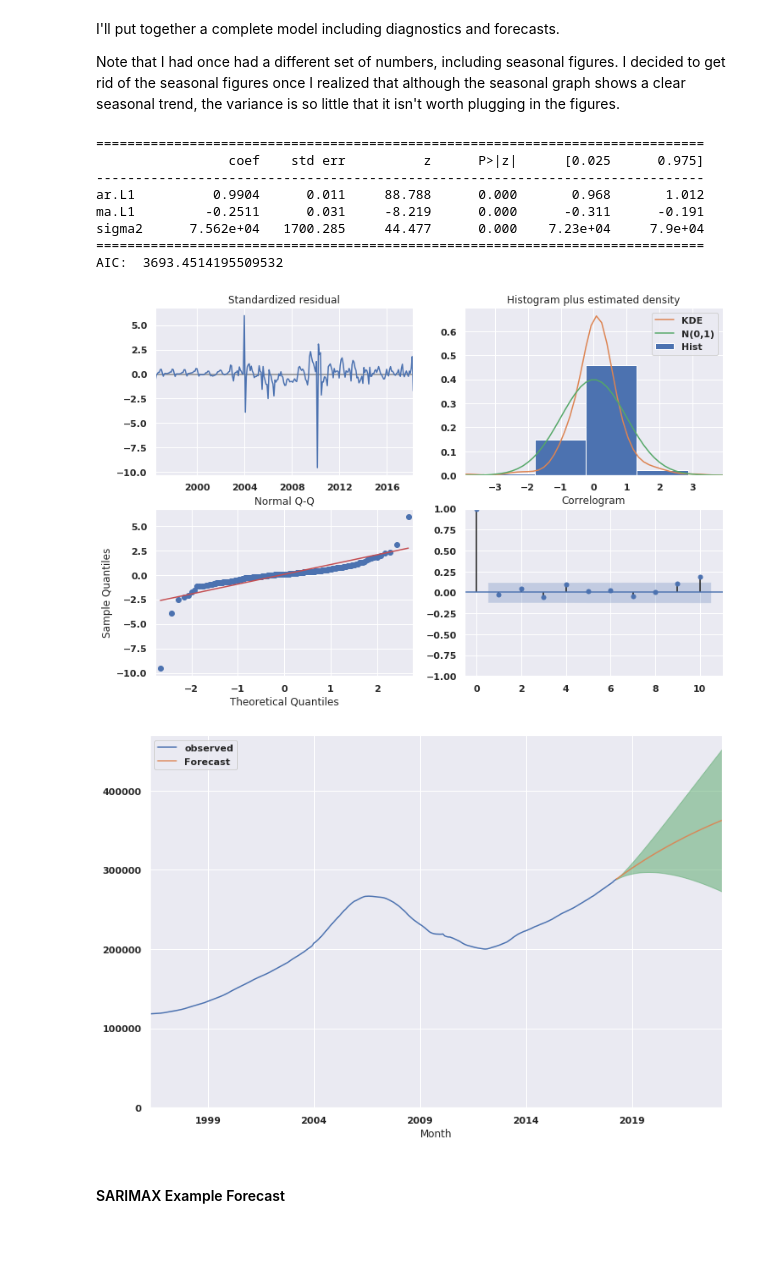
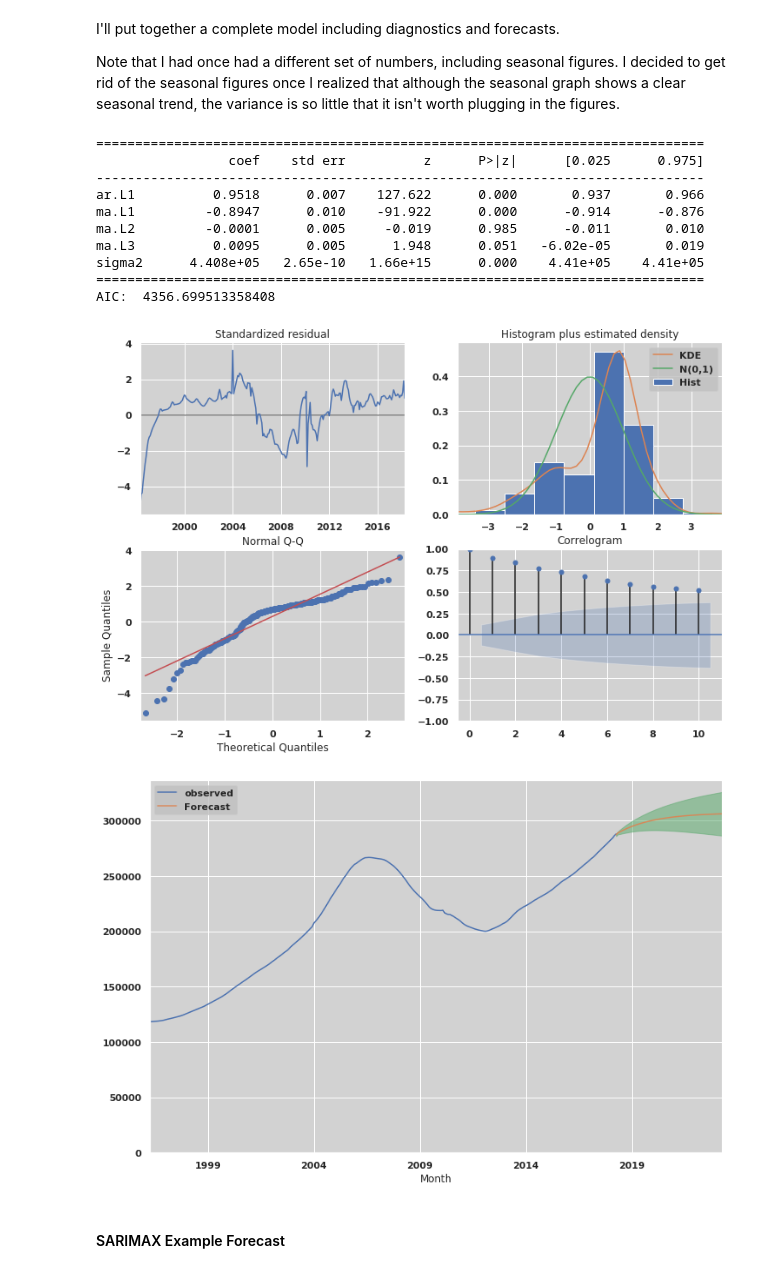
Before and after one commit to terryollila/dsc-mod-4-project-online-ds-ft-100719, a Jupyter notebook: student.ipynb, the cells around one changed output. Drawn from its saved outputs; the diff is of its cells as text; code cells hidden in the pictures; blank space fills up the shorter version.

```diff
--- a/student.ipynb
+++ b/student.ipynb
@@ -51,9 +25,11 @@ from matplotlib.pylab import rcParams
 import seaborn as sns
 import warnings
 import random
+import plotly.plotly as py
 warnings.filterwarnings('ignore')
 %matplotlib inline
 sns.set()
+sns.set_style({'axes.facecolor': (.75, .75, .75, .7)})
 # %%
 pd.set_option('display.max_columns', 500)
 pd.set_option('display.max_rows', 500)
@@ -105,8 +83,8 @@ def forecast_SARIMAX(data, order = (1,1,1),
     # Creating a model
     model = sm.tsa.statespace.SARIMAX(data, order = order,
                                       seasonal_order = seasonal_order,
-                                      enforce_stationarity = False,
-                                      enforace_invertability = False)
+                                      enforce_stationarity = True,
+                                      enforace_invertability = True)
 
     output = model.fit()
     # Print out summary table and aic score
@@ -407,6 +831,6 @@ plt.plot(zdf_by_zip['Nationwide']);
 # %% [markdown]
 I'll go ahead and decompose it so I can see what the big picture looks like.
 # %%
-plt.figure(figsize = (12, 5))
+rcParams['figure.figsize'] = 14, 5
 fig = sm.tsa.seasonal_decompose(zdf_by_zip['Nationwide']).plot();
 # %% [output]
@@ -443,6 +869,6 @@ plt.plot(zdf_by_zip[3801]);
 # %% [output]
 [figure]
 # %%
-plt.figure(figsize = (12, 5))
+rcParams['figure.figsize'] = 14, 5
 sm.tsa.seasonal_decompose(zdf_by_zip[3801]).plot();
 # %% [output]
@@ -939,20 +1065,22 @@ I'll put together a complete model including diagnostics and forecasts.
 Note that I had once had a different set of numbers, including seasonal figures. I decided to get rid of the seasonal figures once I realized that although the seasonal graph shows a clear seasonal trend, the variance is so little that it isn't worth plugging in the figures.
 # %%
 forecast_SARIMAX(data = zdf_by_zip['Nationwide'],
-          order = (1,1,1),
+          order = (1,1,3),
           start = '2018-04-01',
           end = '2023-04-01')
 # %% [output]
 ==============================================================================
                  coef    std err          z      P>|z|      [0.025      0.975]
 ------------------------------------------------------------------------------
-ar.L1          0.9904      0.011     88.788      0.000       0.968       1.012
-ma.L1         -0.2511      0.031     -8.219      0.000      -0.311      -0.191
-sigma2      7.562e+04   1700.285     44.477      0.000    7.23e+04     7.9e+04
+ar.L1          0.9518      0.007    127.622      0.000       0.937       0.966
+ma.L1         -0.8947      0.010    -91.922      0.000      -0.914      -0.876
+ma.L2         -0.0001      0.005     -0.019      0.985      -0.011       0.010
+ma.L3          0.0095      0.005      1.948      0.051   -6.02e-05       0.019
+sigma2      4.408e+05   2.65e-10   1.66e+15      0.000    4.41e+05    4.41e+05
 ==============================================================================
-AIC:  3693.4514195509532
+AIC:  4356.699513358408
-[figure, old version]
+[figure, new version]
-[figure, old version]
+[figure, new version]
 # %% [markdown]
 #### SARIMAX Example Forecast
 # %% [markdown]
```
Also changed, not shown: parts of 139 cells of this notebook, 8 other files.
